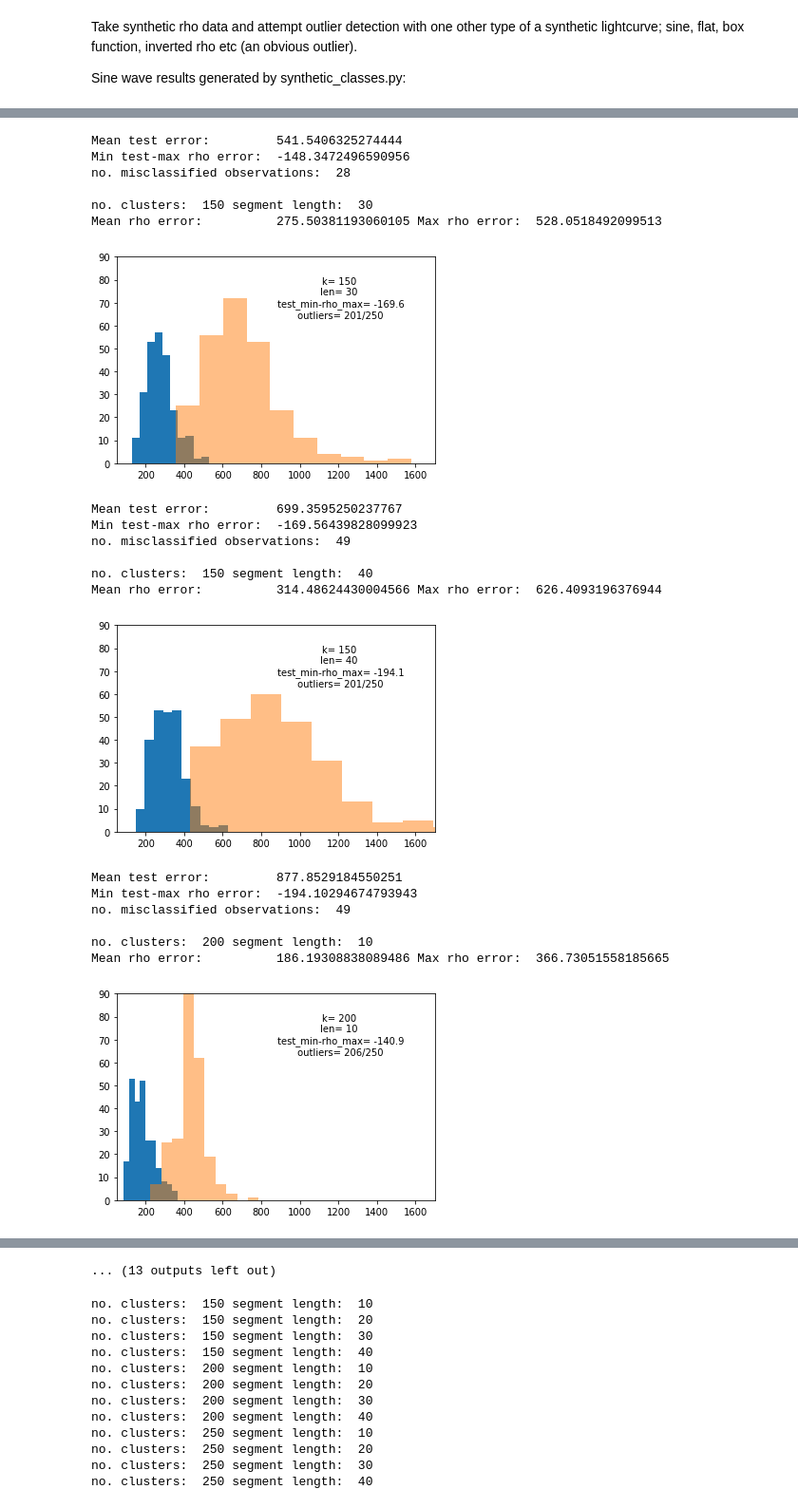
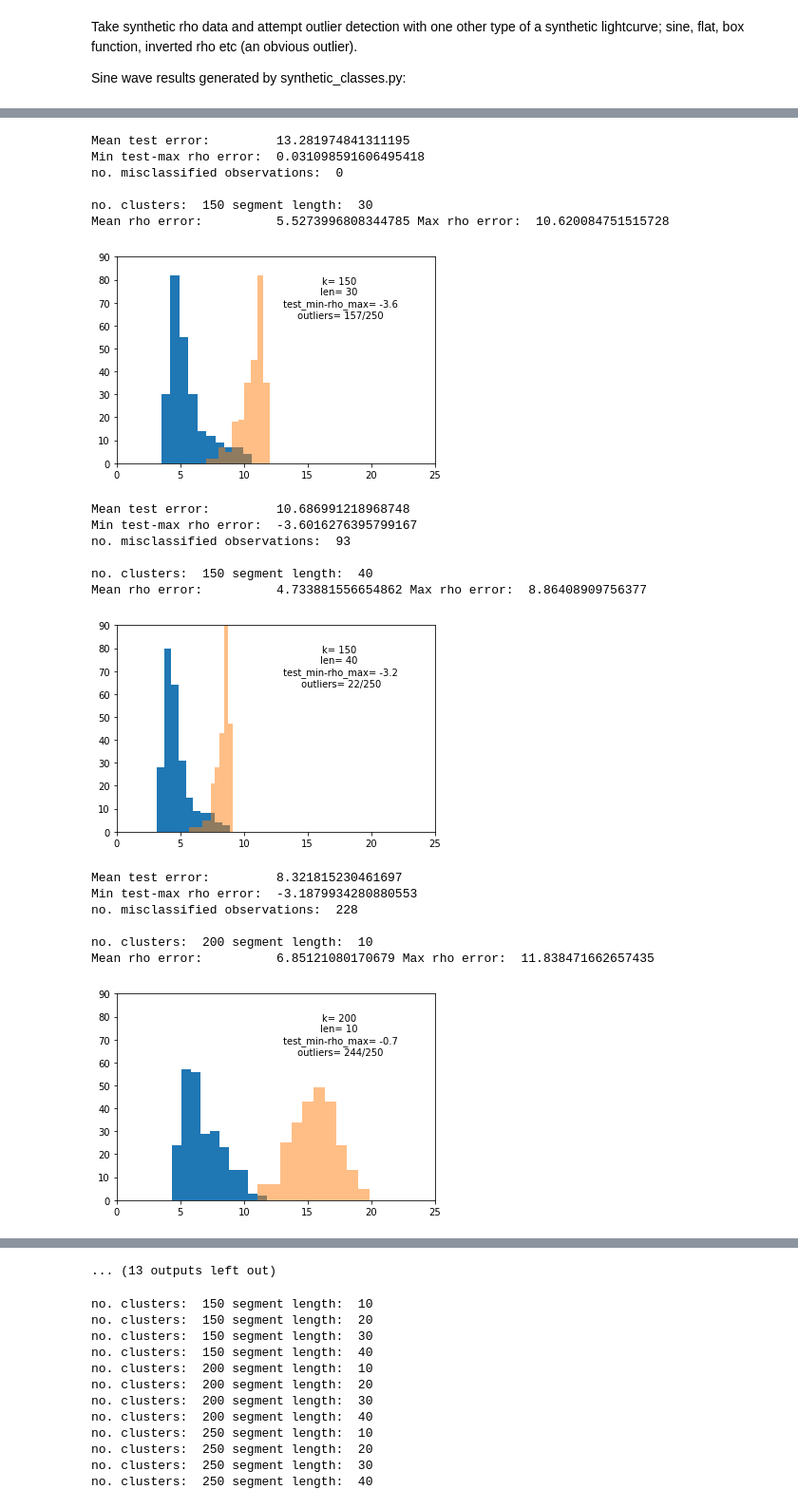
Before and after one commit to jorwatkapola/timeseries_segment_clustering, a Jupyter notebook: synthetic_test.ipynb, the cells around one changed output, grey strips where cells are left out. Shown at 95% size. Saved outputs shown, nothing was run; the diff lists cells and outputs as text; code cells hidden in the pictures.

```diff
--- a/synthetic_test.ipynb
+++ b/synthetic_test.ipynb
@@ -4,7 +4,7 @@ Take synthetic rho data and attempt outlier detection with one other type of a s
 Sine wave results generated by synthetic_classes.py:
 # %%
 #sine waves
-results=np.loadtxt("valid_results_20190520_sine.csv", dtype=float, delimiter=",")
+results=np.loadtxt("valid_results_20190521_inverted.csv", dtype=float, delimiter=",")
 k_clusters=[150, 200, 250]
 seg_lens=[10, 20, 30, 40]
 for k_id, k_cluster in enumerate(k_clusters):
@@ -23,7 +23,7 @@ for k_id, k_cluster in enumerate(k_clusters):
         ax = f.add_subplot(111)
         plt.hist(train[:,-1])
         plt.hist(test[:,-1],alpha=0.5)
-        plt.xlim([50,1700])
+        plt.xlim([0,25])
         plt.ylim([0,90])
         plt.text(0.7,0.8,"k= {}\nlen= {}\n test_min-rho_max= {}\n outliers= {}/250".format(k_cluster, seg_len, round(min_test-max_rho,1), 250-counter),
                  ha='center', va='center', transform=ax.transAxes)
@@ -48,21 +48,21 @@ Mean rho error:          234.62346069774108 Max rho error:  453.63884559597375
-Mean test error:         541.5406325274444
-Min test-max rho error:  -148.3472496590956
-no. misclassified observations:  28
+Mean test error:         13.281974841311195
+Min test-max rho error:  0.031098591606495418
+no. misclassified observations:  0
 
 no. clusters:  150 segment length:  30
-Mean rho error:          275.50381193060105 Max rho error:  528.0518492099513
+Mean rho error:          5.5273996808344785 Max rho error:  10.620084751515728
-[figure, old version]
+[figure, new version]
-Mean test error:         699.3595250237767
-Min test-max rho error:  -169.56439828099923
-no. misclassified observations:  49
+Mean test error:         10.686991218968748
+Min test-max rho error:  -3.6016276395799167
+no. misclassified observations:  93
 
 no. clusters:  150 segment length:  40
-Mean rho error:          314.48624430004566 Max rho error:  626.4093196376944
+Mean rho error:          4.733881556654862 Max rho error:  8.86408909756377
-[figure, old version]
+[figure, new version]
-Mean test error:         877.8529184550251
-Min test-max rho error:  -194.10294674793943
-no. misclassified observations:  49
+Mean test error:         8.321815230461697
+Min test-max rho error:  -3.1879934280880553
+no. misclassified observations:  228
 
 no. clusters:  200 segment length:  10
-Mean rho error:          186.19308838089486 Max rho error:  366.73051558185665
+Mean rho error:          6.85121080170679 Max rho error:  11.838471662657435
-[figure, old version]
+[figure, new version]
```
Also changed, not shown: parts of 3 cells of this notebook, 13 other files.
